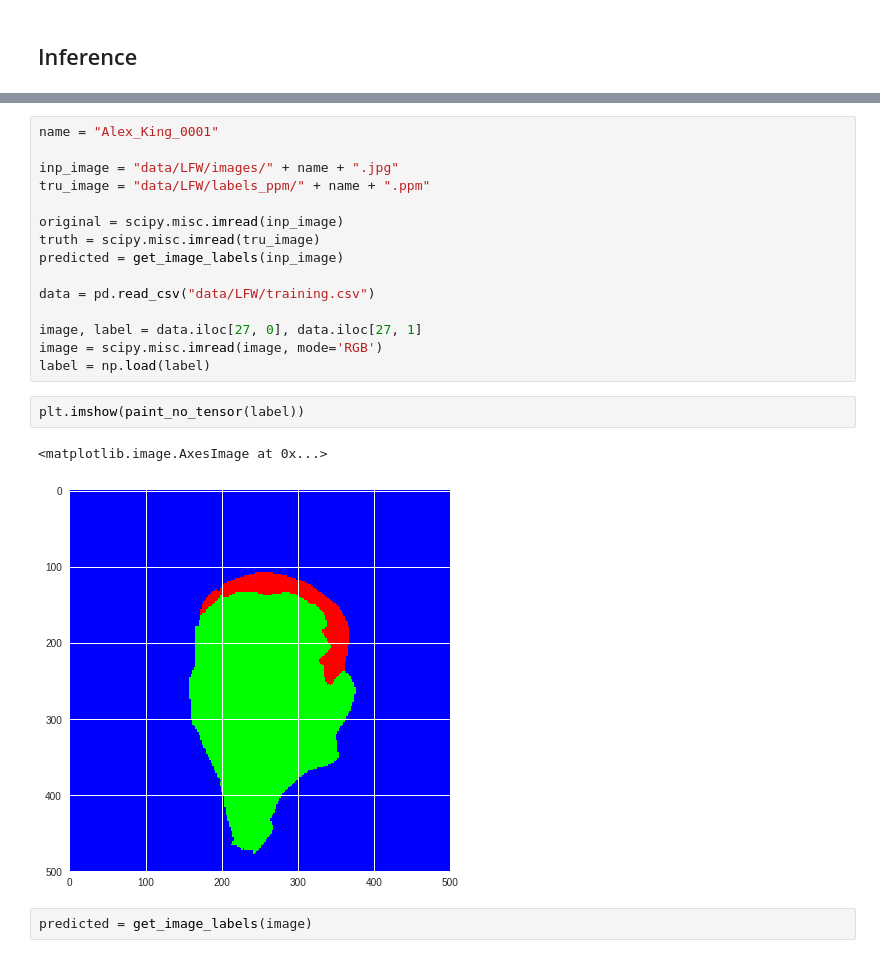
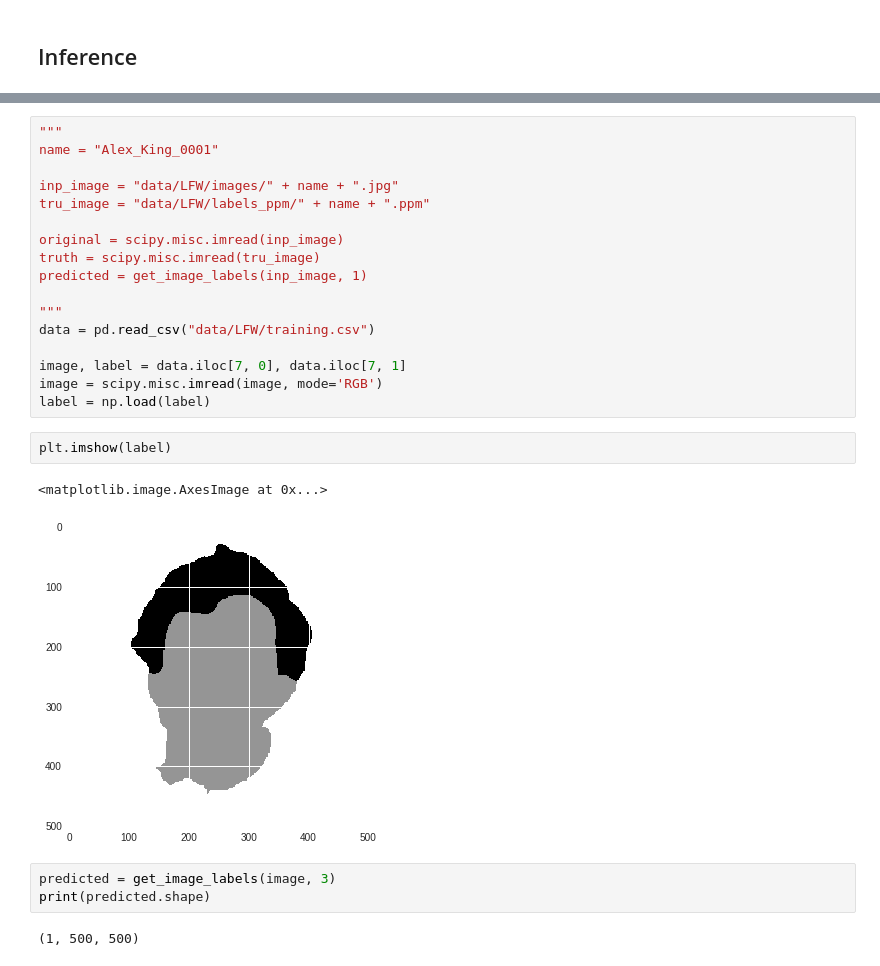
Before and after one commit to betogaona7/hairstyle, a Jupyter notebook: HS-Segment-Technique/FCN_CRF.ipynb, the cells around one changed output, grey strips where cells are left out. Saved outputs shown, nothing was run; the diff lists cells and outputs as text.

```diff
--- a/HS-Segment-Technique/FCN_CRF.ipynb
+++ b/HS-Segment-Technique/FCN_CRF.ipynb
@@ -487,6 +702,7 @@ def paint_no_tensor(predicted):
         output[i, j, 0] = 255
   return output
 # %%
+"""
 name = "Alex_King_0001"
 
 inp_image = "data/LFW/images/" + name + ".jpg"
@@ -494,20 +710,24 @@ tru_image = "data/LFW/labels_ppm/" + name + ".ppm"
 
 original = scipy.misc.imread(inp_image)
 truth = scipy.misc.imread(tru_image)
-predicted = get_image_labels(inp_image)
+predicted = get_image_labels(inp_image, 1)
 
+"""
 data = pd.read_csv("data/LFW/training.csv")
 
-image, label = data.iloc[27, 0], data.iloc[27, 1]
+image, label = data.iloc[7, 0], data.iloc[7, 1]
 image = scipy.misc.imread(image, mode='RGB')
 label = np.load(label)
 # %%
-plt.imshow(paint_no_tensor(label))
+plt.imshow(label)
 # %% [output]
 <matplotlib.image.AxesImage at 0x...>
-[figure, old version]
+[figure, new version]
 # %%
-predicted = get_image_labels(image)
+predicted = get_image_labels(image, 3)
+print(predicted.shape)
+# %% [output]
+(1, 500, 500)
 # %%
 plt.imshow(paint(predicted))
 # %% [output]
```
Also changed, not shown: parts of 27 cells of this notebook.
